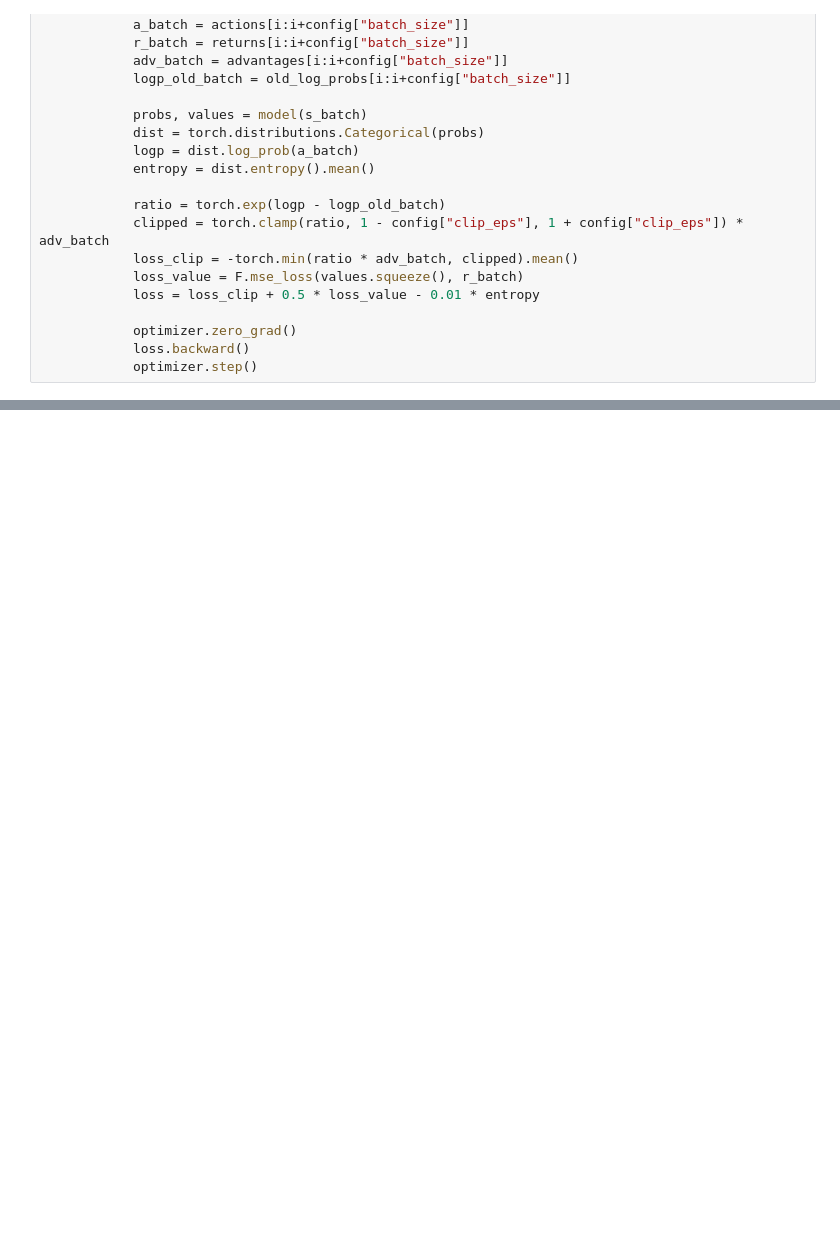
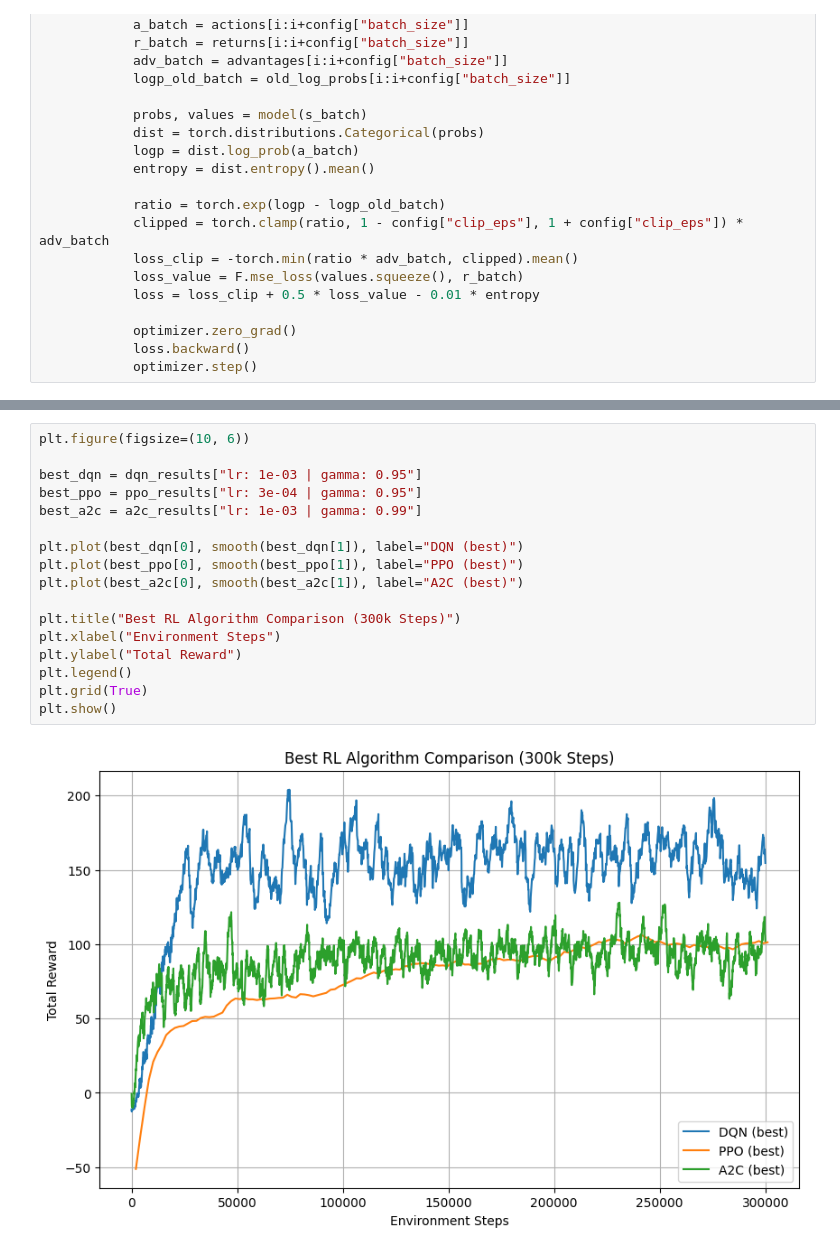
Before and after one commit to Kevin007p/snake-rl, a Jupyter notebook: copy.ipynb, the cells around one changed output, grey strips where cells are left out. Saved outputs shown, nothing was run; the diff lists cells and outputs as text; blank space fills up the shorter version.

```diff
--- a/copy.ipynb
+++ b/copy.ipynb
@@ -580,0 +712,19 @@ plt.show()
+# %%
+plt.figure(figsize=(10, 6))
+
+best_dqn = dqn_results["lr: 1e-03 | gamma: 0.95"]
+best_ppo = ppo_results["lr: 3e-04 | gamma: 0.95"]
+best_a2c = a2c_results["lr: 1e-03 | gamma: 0.99"]
+
+plt.plot(best_dqn[0], smooth(best_dqn[1]), label="DQN (best)")
+plt.plot(best_ppo[0], smooth(best_ppo[1]), label="PPO (best)")
+plt.plot(best_a2c[0], smooth(best_a2c[1]), label="A2C (best)")
+
+plt.title("Best RL Algorithm Comparison (300k Steps)")
+plt.xlabel("Environment Steps")
+plt.ylabel("Total Reward")
+plt.legend()
+plt.grid(True)
+plt.show()
+# %% [output]
+[figure, added]
```
Also changed, not shown: parts of 16 cells of this notebook, 13 other files.
